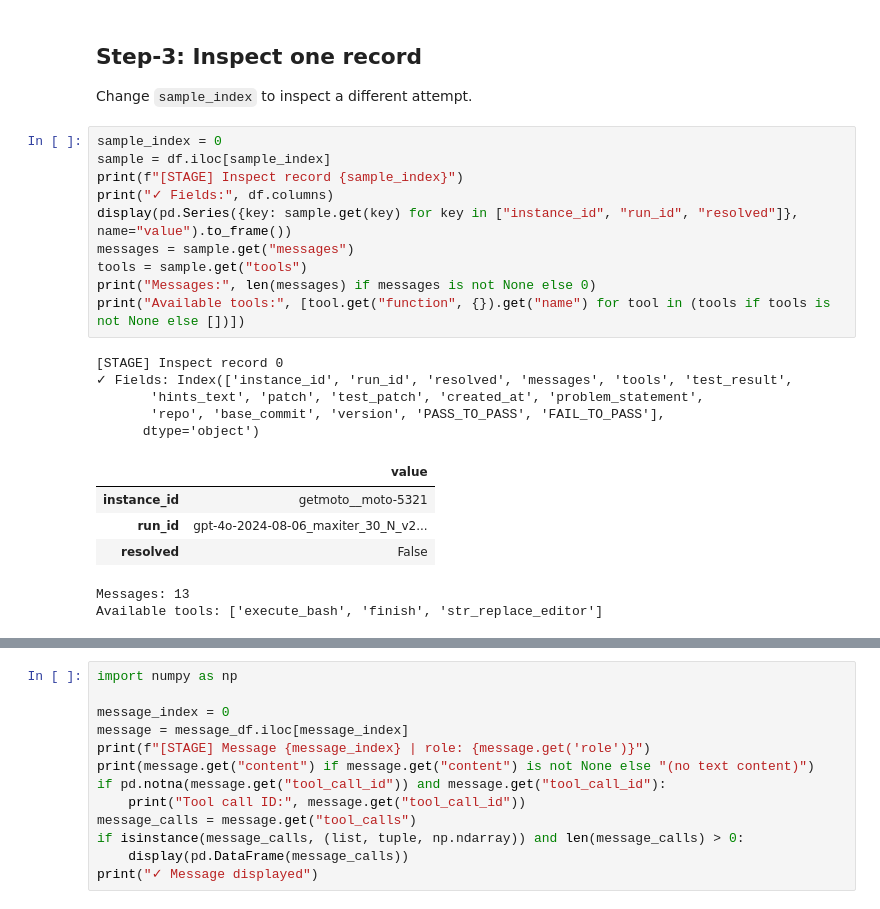
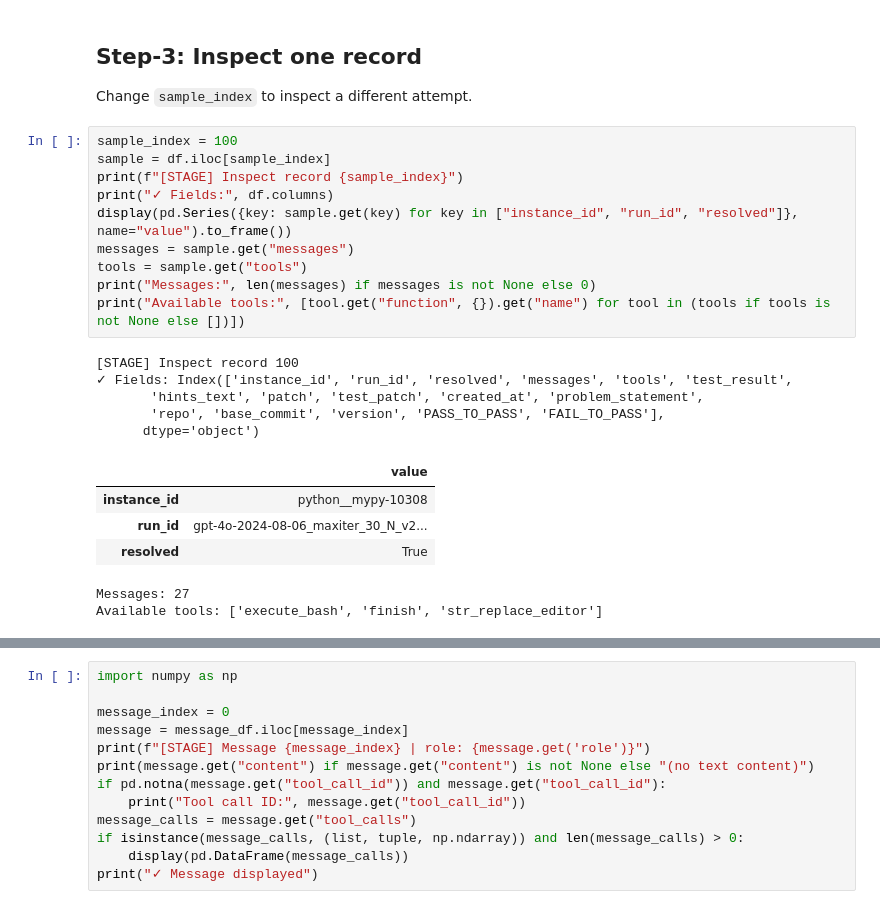
Before and after one commit to Vedaang-Chopra/Deep-Learning, a Jupyter notebook: model_training/post_training/07-agent_training/01_dataset_inspect.ipynb, the cells around one changed output, grey strips where cells are left out. Saved outputs shown, nothing was run; the diff lists cells and outputs as text.

```diff
--- a/model_training/post_training/07-agent_training/01_dataset_inspect.ipynb
+++ b/model_training/post_training/07-agent_training/01_dataset_inspect.ipynb
@@ -82,26 +82,26 @@ Unparsed runs: 0 | unparsed issues: 0
 
 Change `sample_index` to inspect a different attempt.
 # %%
-sample_index = 0
+sample_index = 100
 sample = df.iloc[sample_index]
 print(f"[STAGE] Inspect record {sample_index}")
 print("✓ Fields:", df.columns)
 display(pd.Series({key: sample.get(key) for key in ["instance_id", "run_id", "resolved"]}, name="value").to_frame())
 messages = sample.get("messages")
 tools = sample.get("tools")
 print("Messages:", len(messages) if messages is not None else 0)
 print("Available tools:", [tool.get("function", {}).get("name") for tool in (tools if tools is not None else [])])
 # %% [output]
-[STAGE] Inspect record 0
+[STAGE] Inspect record 100
 ✓ Fields: Index(['instance_id', 'run_id', 'resolved', 'messages', 'tools', 'test_result',
        'hints_text', 'patch', 'test_patch', 'created_at', 'problem_statement',
        'repo', 'base_commit', 'version', 'PASS_TO_PASS', 'FAIL_TO_PASS'],
       dtype='object')
 |  | value |
-| instance_id | getmoto__moto-5321 |
+| instance_id | python__mypy-10308 |
 | run_id | gpt-4o-2024-08-06_maxiter_30_N_v2... |
-| resolved | False |
+| resolved | True |
-Messages: 13
+Messages: 27
 Available tools: ['execute_bash', 'finish', 'str_replace_editor']
 # %%
 print("--- Issue ---")
```
Also changed, not shown: parts of 2 cells of this notebook, 45 other files.
